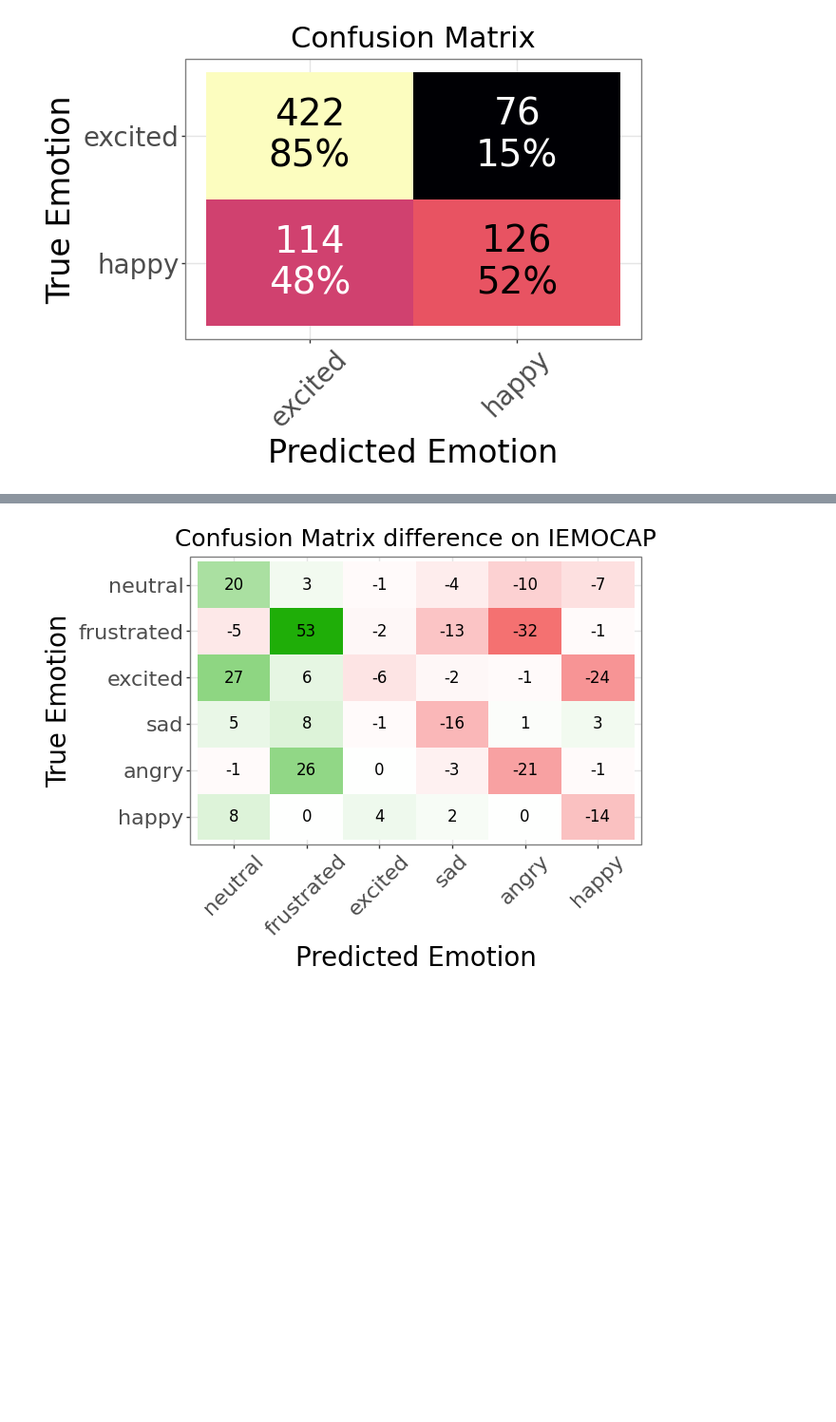
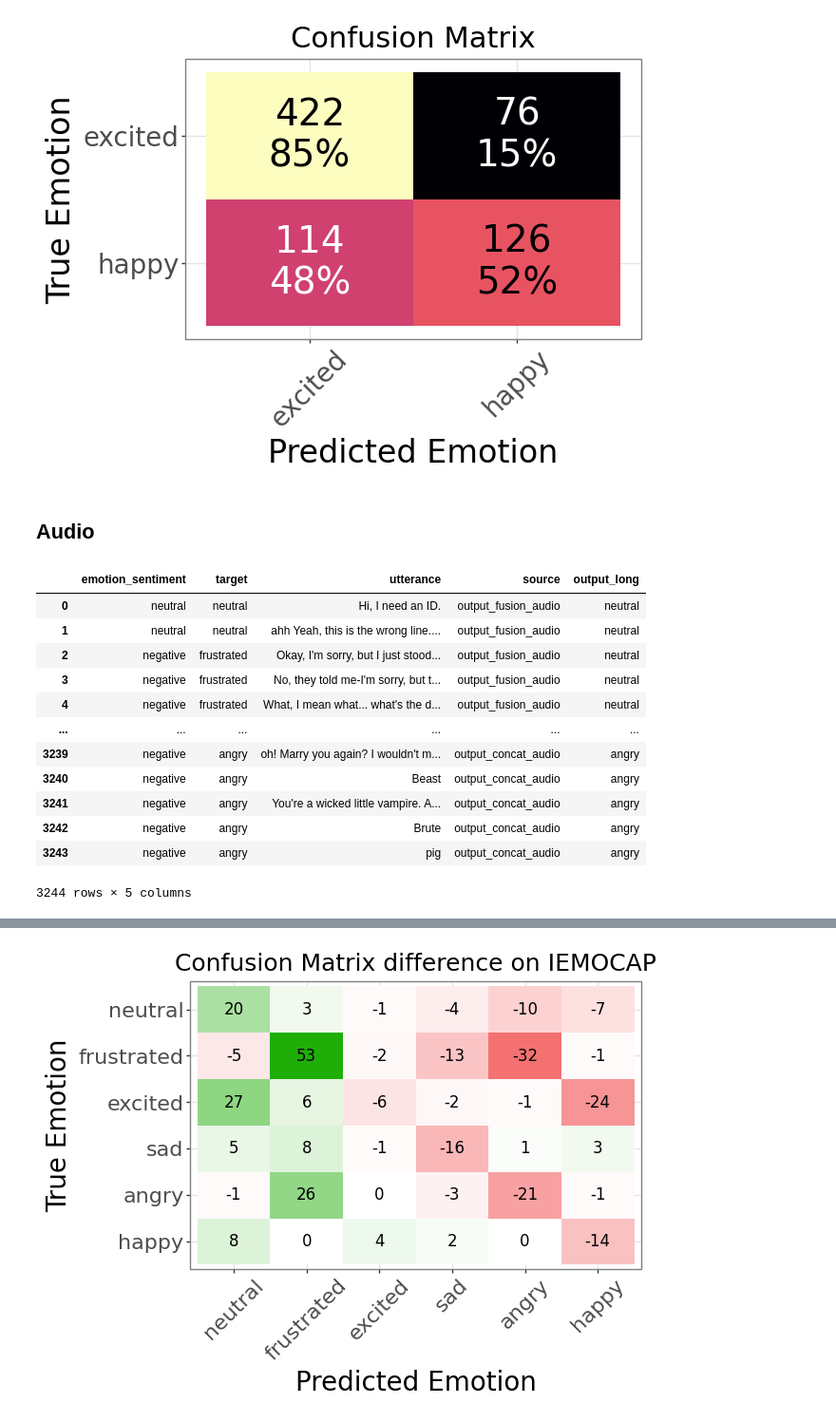
Before and after one commit to HenFo/Masterarbeit, a Jupyter notebook: analysis/mm_models/discussion_iemocap.ipynb, the cells around one changed output, grey strips where cells are left out. Shown at 95% size. Cells and saved outputs as stored; diff of their text form; code cells hidden in the pictures; blank space fills up the shorter version.

```diff
--- a/analysis/mm_models/discussion_iemocap.ipynb
+++ b/analysis/mm_models/discussion_iemocap.ipynb
@@ -109,5 +120,29 @@ utils.print_confusion_matrix(
 )
 # %% [output]
 [figure]
+# %% [markdown]
+## Audio
+# %%
+df_long_audio = df.melt(
+    id_vars=["emotion_sentiment", "target", "utterance"],
+    value_vars=["output_fusion_audio", "output_concat_audio"],
+    var_name="source",
+    value_name="output_long",
+)
+df_long_audio
+# %% [output]
+|  | emotion_sentiment | target | utterance | source | output_long |
+| 0 | neutral | neutral | Hi, I need an ID. | output_fusion_audio | neutral |
+| 1 | neutral | neutral | ahh Yeah, this is the wrong line.... | output_fusion_audio | neutral |
+| 2 | negative | frustrated | Okay, I'm sorry, but I just stood... | output_fusion_audio | neutral |
+| 3 | negative | frustrated | No, they told me-I'm sorry, but t... | output_fusion_audio | neutral |
+| 4 | negative | frustrated | What, I mean what... what's the d... | output_fusion_audio | neutral |
+| ... | ... | ... | ... | ... | ... |
+| 3239 | negative | angry | oh! Marry you again? I wouldn't m... | output_concat_audio | angry |
+| 3240 | negative | angry | Beast | output_concat_audio | angry |
+| 3241 | negative | angry | You're a wicked little vampire. A... | output_concat_audio | angry |
+| 3242 | negative | angry | Brute | output_concat_audio | angry |
+| 3243 | negative | angry | pig | output_concat_audio | angry |
+3244 rows × 5 columns
 # %%
 utils.print_confusion_matrix(
```
Also changed, not shown: parts of 2 cells of this notebook, 1 other file.
